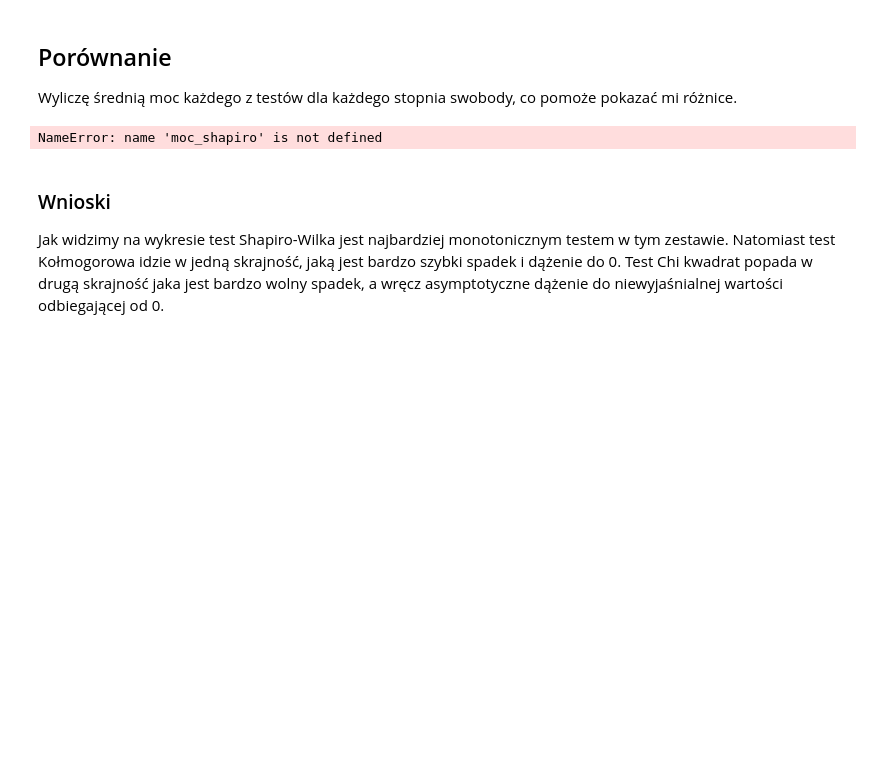
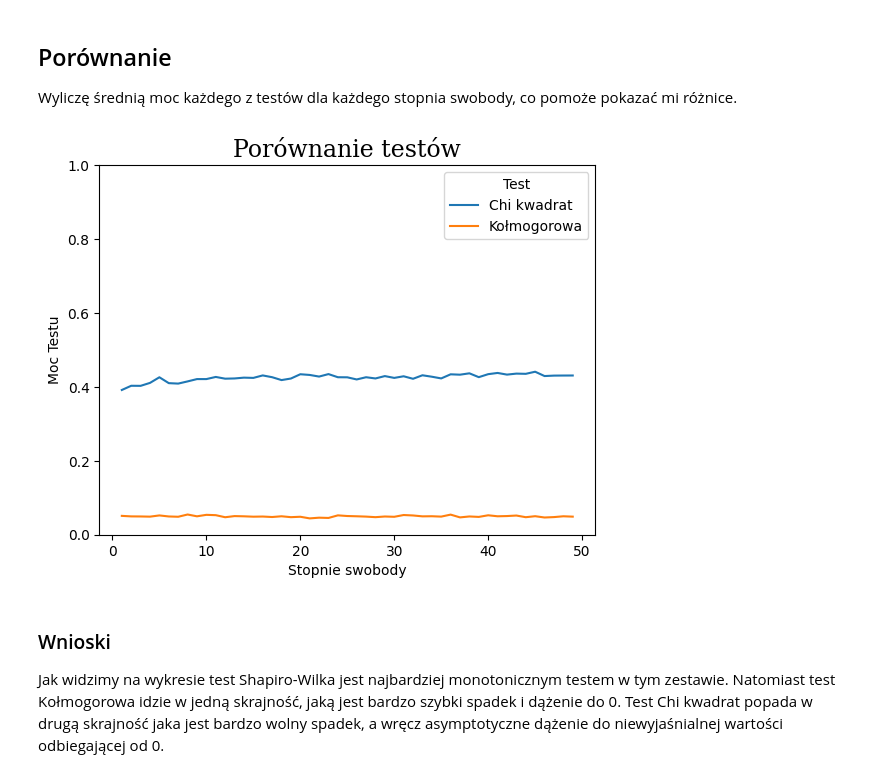
Before and after one commit to Arekflo2002/MetodyNieparametryczneStatystyka_Rozwiazania, a Jupyter notebook: Zadanie2_w.ipynb, the cells around one changed output. Drawn from its saved outputs; the diff is of its cells as text; code cells hidden in the pictures; blank space fills up the shorter version.

```diff
--- a/Zadanie2_w.ipynb
+++ b/Zadanie2_w.ipynb
@@ -224,34 +224,31 @@ Wyliczę średnią moc każdego z testów dla każdego stopnia swobody, co pomo
 # %%
 # Tworzenie tablic w których będę trzymał średnie
 srednia_moc_shapiro = np.zeros(len(stopnie_swobody))
 srednia_moc_chi = np.zeros(len(stopnie_swobody))
 srednia_moc_kol = np.zeros(len(stopnie_swobody))
 
 # Sumowanie mocy
-for i in range(len(moc_shapiro)):
-    srednia_moc_shapiro += moc_shapiro[i]
+for i in range(len(moc_chi)):
     srednia_moc_chi += moc_chi[i]
     srednia_moc_kol += moc_kolgom[i]
 
 # Wyliczanie średnia
-srednia_moc_shapiro /= len(moc_shapiro)
 srednia_moc_chi /= len(moc_chi)
 srednia_moc_kol /= len(moc_kolgom)
 
 # Tworzenie wykresu
 w = plt.figure()
-plt.plot(stopnie_swobody,srednia_moc_shapiro,label="Shapiro")
 plt.plot(stopnie_swobody,srednia_moc_chi,label = "Chi kwadrat")
 plt.plot(stopnie_swobody,srednia_moc_kol,label="Kołmogorowa")
 plt.ylim(0,1)
 plt.xlabel("Stopnie swobody")
 plt.ylabel("Moc Testu")
 plt.title("Porównanie testów",fontdict=font_title)
 plt.legend(title="Test")
 plt.ylim(0,)
 plt.show()
 # %% [output]
-NameError: name 'moc_shapiro' is not defined
+[figure, added]
 # %% [markdown]
 ### Wnioski
 Jak widzimy na wykresie test Shapiro-Wilka jest najbardziej monotonicznym testem w tym zestawie. Natomiast test Kołmogorowa idzie w jedną skrajność, jaką jest bardzo szybki spadek i dążenie do 0. Test Chi kwadrat popada w drugą skrajność jaka jest bardzo wolny spadek, a wręcz asymptotyczne dążenie do niewyjaśnialnej wartości odbiegającej od 0.
```
Also changed, not shown: parts of 3 cells of this notebook, 1 other file.
